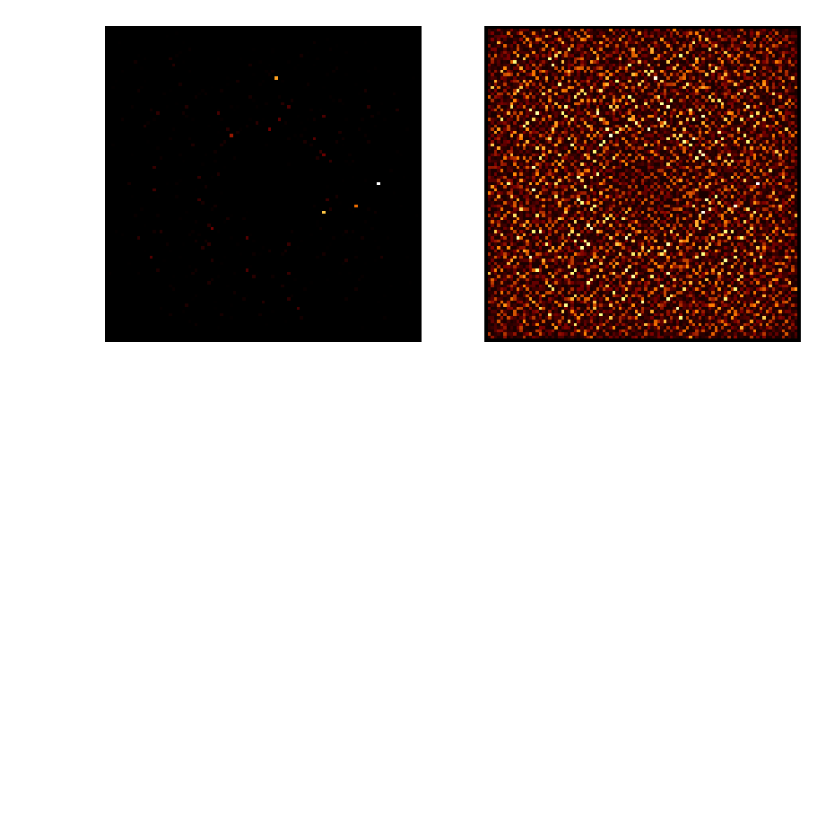
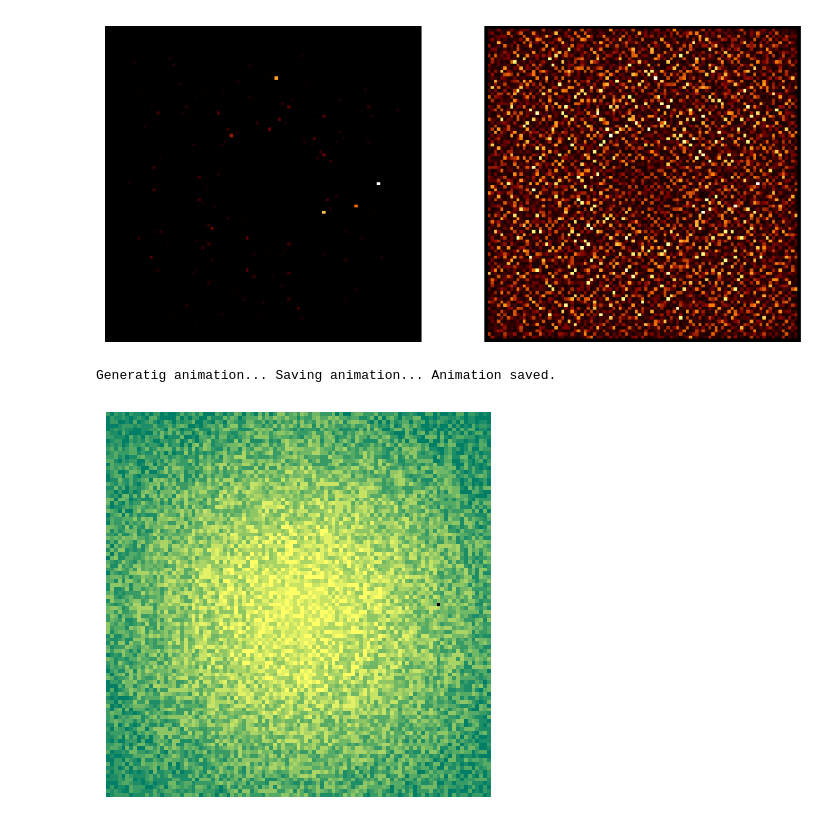
Before and after one commit to marcodelmastro/AdventOfCode2022, a Jupyter notebook: Day08.ipynb, the cells around one changed output. Saved outputs shown, nothing was run; the diff lists cells and outputs as text; code cells hidden in the pictures; blank space fills up the shorter version.

```diff
--- a/Day08.ipynb
+++ b/Day08.ipynb
@@ -79,3 +85,34 @@ ax[1].axis('off')
 _ = ax[1].imshow(np.log(score+1),cmap="afmhot")
 # %% [output]
 [figure]
+# %%
+from celluloid import Camera
+
+fig, ax = plt.subplots(1,1,figsize=(5,5))
+ax.axis('off')
+
+print("Generatig animation... ",end="")
+
+camera = Camera(fig)
+plt.imshow(grid,cmap="summer")
+plt.axis('off')
+camera.snap()
+s =0
+while s<=np.amax(score):
+    # make evolving mask from array of scenic scores
+    sco = np.ma.masked_where(score<s, score)
+    plt.imshow(grid,cmap="summer")
+    plt.imshow(sco,cmap="gray")
+    plt.axis('off')
+    camera.snap()
+    s += 10**(len(str((s)))-1) # pseudo-log spacing
+
+print("Saving animation... ",end="")
+
+anim = camera.animate(blit=True)
+anim.save('visualisation/day8animation2.gif', writer='imagemagick')
+
+print("Animation saved.")
+# %% [output]
+Generatig animation... Saving animation... Animation saved.
+[figure, added]
```
Also changed, not shown: parts of 2 cells of this notebook, 1 other file.
